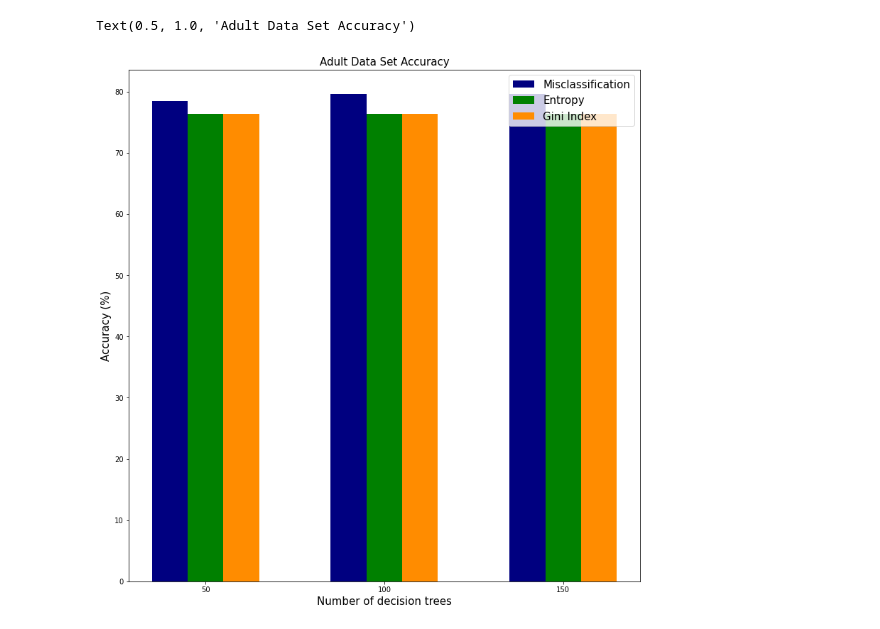
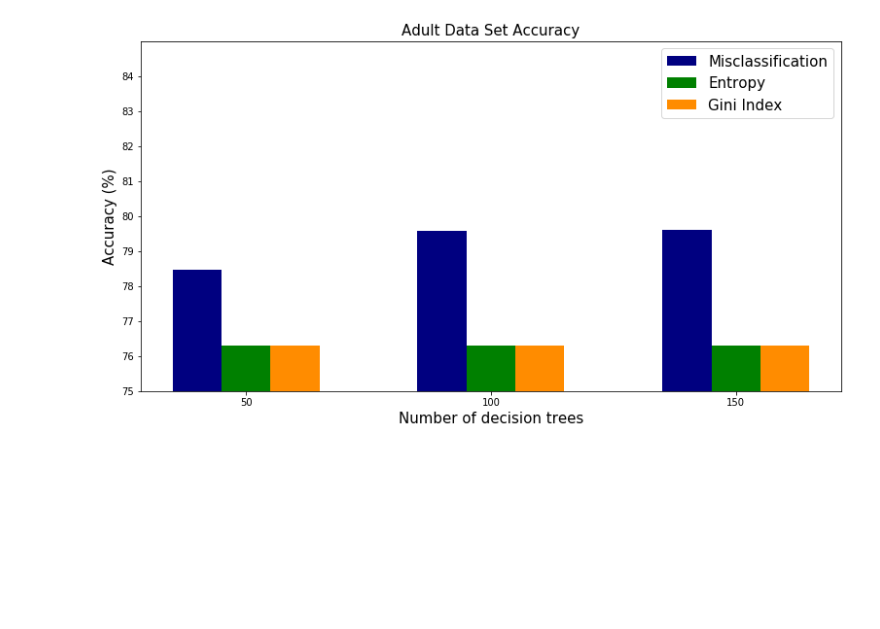
Before and after one commit to A-Howedy/RandomForest-SVM, a Jupyter notebook: Untitled.ipynb, the cells around one changed output. Saved outputs shown, nothing was run; the diff lists cells and outputs as text; code cells hidden in the pictures; blank space fills up the shorter version.

```diff
--- a/Untitled.ipynb
+++ b/Untitled.ipynb
@@ -25,22 +30,25 @@ Text(0.5, 1.0, 'Iris Data Set Accuracy')
 # %%
 C = np.array([7455,7455,7455])/9769
 B = np.array([7455,7455,7455])/9769
 A = np.array([7665,7775,7777])/9769
 
-fig = plt.figure(figsize=(10,10))
+fig = plt.figure(figsize=(10,5))
 ax = fig.add_axes([0,0,1,1])
 num_of_trees = np.array(num_of_trees)
 ax.bar(num_of_trees-10, A*100, color = 'navy', width = 10)
 ax.bar(num_of_trees, B*100, color='g',width=10)
 ax.bar(num_of_trees+10,C*100,color='darkorange',width=10)
 ax.set_xticks(num_of_trees)
+ax.set_yticks(np.arange(75,85, 1))
 ax.set_ylabel("Accuracy (%)", fontsize = 15)
 ax.set_xlabel("Number of decision trees", fontsize = 15)
 ax.legend(['Misclassification','Entropy','Gini Index'], fontsize = 15)
+plt.ylim([75,85])
 plt.title("Adult Data Set Accuracy", fontsize = 15)
+
+plt.savefig('out/acc_adult.jpg')
 # %% [output]
-Text(0.5, 1.0, 'Adult Data Set Accuracy')
-[figure, old version]
+[figure, new version]
 # %%
 C = np.array([1160,1170,1178])/1200
 B = np.array([1181,1170,1178])/1200
```
Also changed, not shown: parts of 8 cells of this notebook, 8 other files.
